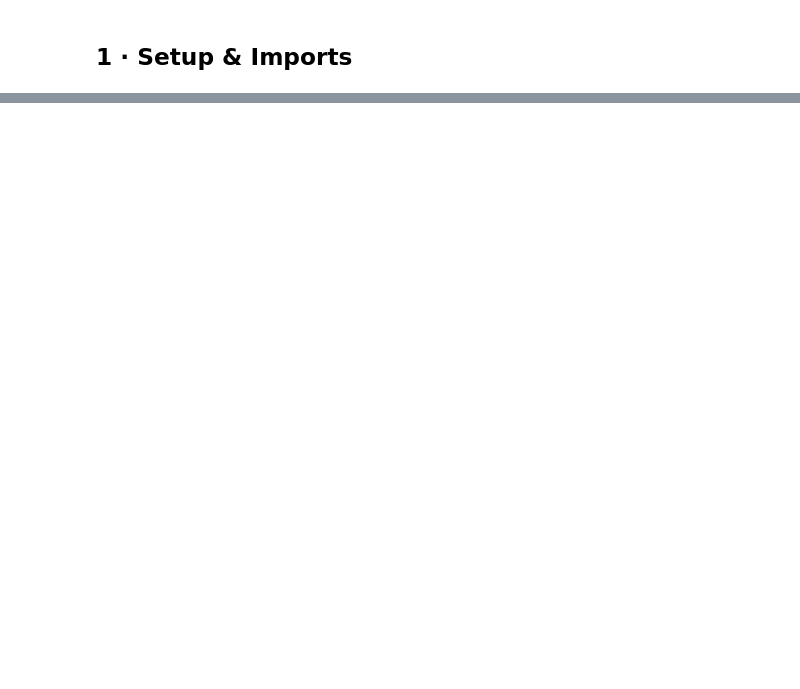
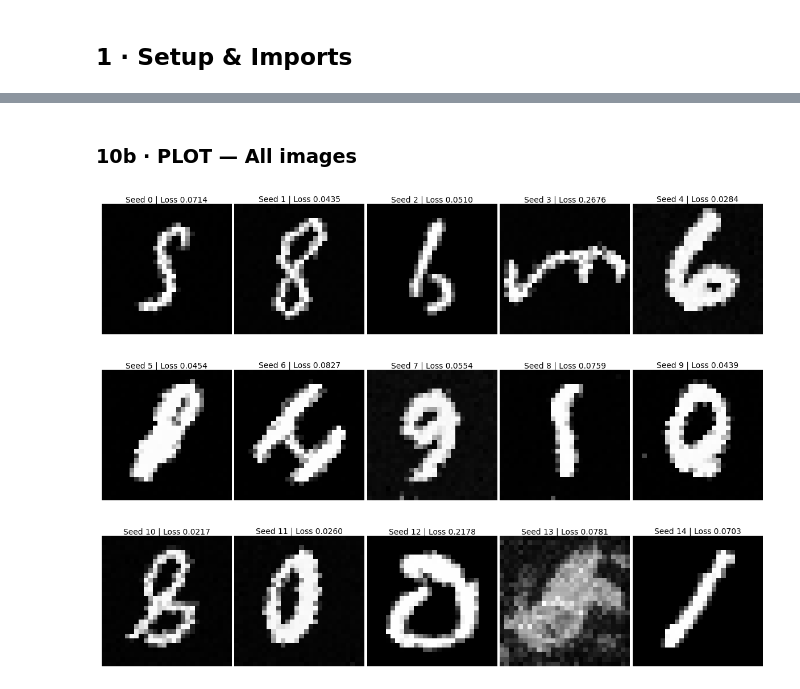
Before and after one commit to orineo1/conditional-matching-paper, a Jupyter notebook: MNIST/notebooks/MNIST_experiments.ipynb, the cells around one changed output, grey strips where cells are left out. Drawn from its saved outputs; the diff is of its cells as text; code cells hidden in the pictures; blank space fills up the shorter version.

```diff
--- a/MNIST/notebooks/MNIST_experiments.ipynb
+++ b/MNIST/notebooks/MNIST_experiments.ipynb
@@ -695,0 +798,12 @@ results_unimodal = run_experiment(
+# %%
+bimodal_means     = [torch.tensor([180], dtype=torch.float64),
+                     torch.tensor([360], dtype=torch.float64)]
+bimodal_variances = [torch.tensor([[245]], dtype=torch.float64)] * 2
+bimodal_weights   = torch.tensor([0.5, 0.5], dtype=torch.float64)
+
+bimodal_save_path = run_and_save(
+    model_uncond=uncond_model, model_cond=cond_model, noise_scheduler=noise_scheduler,
+    mog_means=bimodal_means, mog_variances=bimodal_variances, weights=bimodal_weights,
+    experiment_name='Bimodal', seeds=range(15),
+    nsamples=600, num_x_t=10, num_inference_steps=100, use_uniform=False, device=device, save_dir='results',
+)
@@ -695,0 +838,9 @@ results_unimodal = run_experiment(
+# %% [markdown]
+### 10b · PLOT — All images
+# %%
+payload_bimodal = load_results(bimodal_save_path)
+plot_all_images(payload_bimodal, ncols=5)
+# %% [output]
+[figure, added]
+[figure, added]
+[figure, added]
```
Also changed, not shown: parts of 68 cells of this notebook.
